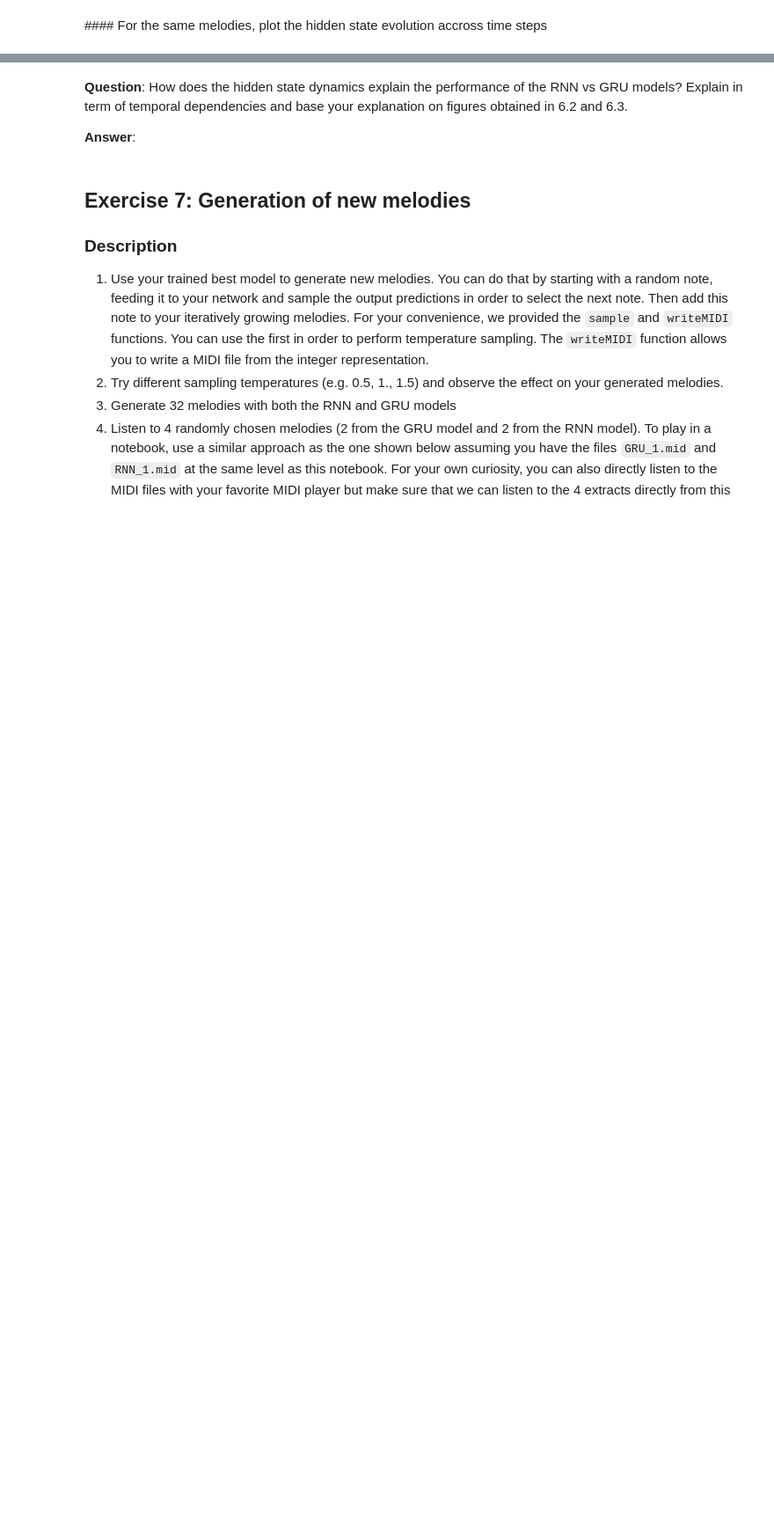
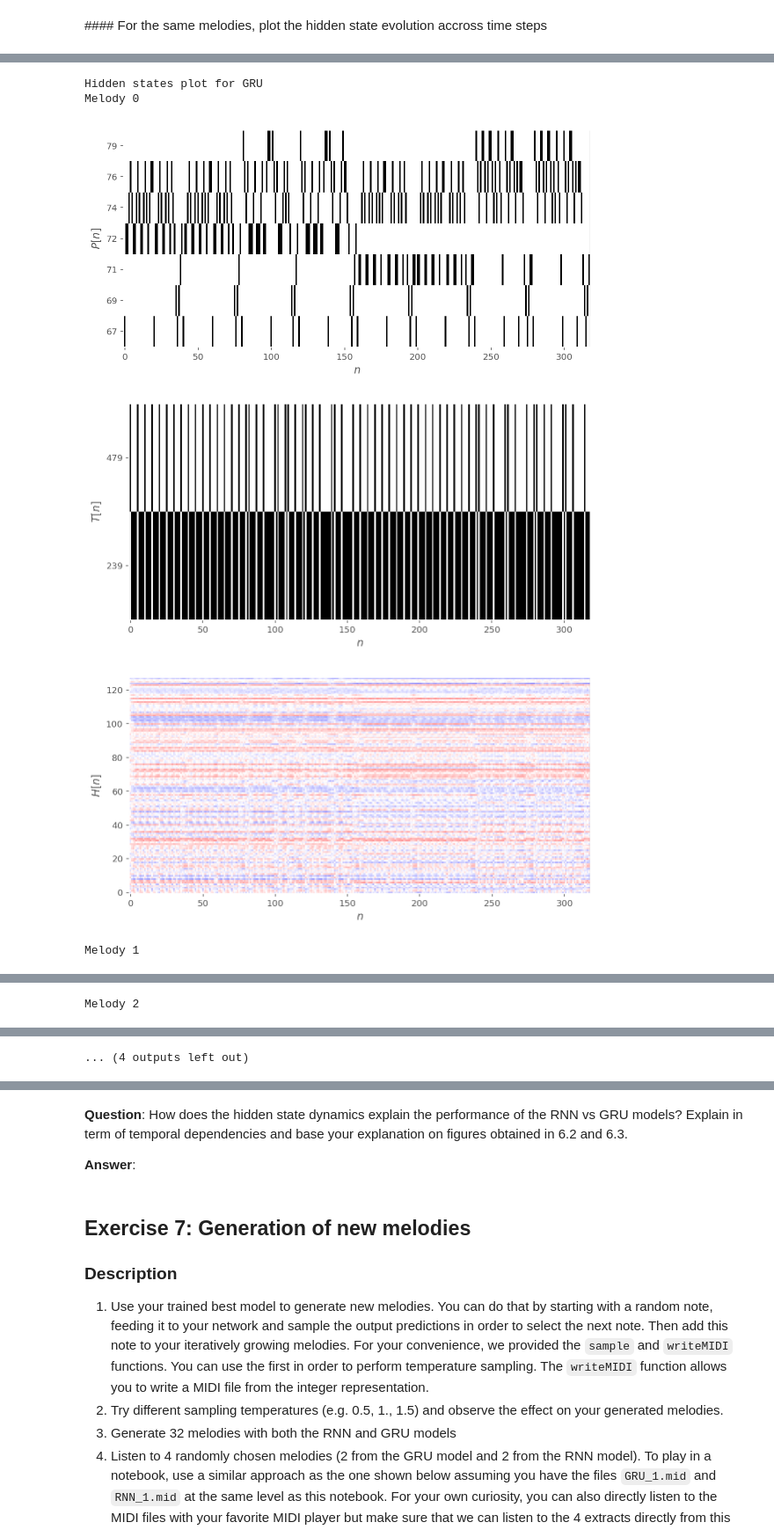
Before and after one commit to Amaumaury/ArtificialNeuralNetworks, a Jupyter notebook: Project_2/miniproject2.ipynb, the cells around one changed output, grey strips where cells are left out. Shown at 88% size. Drawn from its saved outputs; the diff is of its cells as text; code cells hidden in the pictures; blank space fills up the shorter version.

```diff
--- a/Project_2/miniproject2.ipynb
+++ b/Project_2/miniproject2.ipynb
@@ -856,0 +876,2 @@ gru.layers
+# %%
+hidden_gru_states = hidden_gru.predict(x=[durations, pitches], verbose=1)
@@ -856,0 +884,16 @@ gru.layers
+# %%
+def real_notes_indices(matrix):
+    return np.array([i for i, vec in enumerate(matrix) if 1 in vec])
+# %%
+print('Hidden states plot for GRU')
+for i, hidden_state in enumerate(hidden_gru_states):
+    print('Melody', i)
+    notes_indices = real_notes_indices(pitches[i])
+    plotMelody(pitches[i][notes_indices], durations[i][notes_indices], mapping, H=hidden_gru_states[i][notes_indices])
+# %% [output]
+Hidden states plot for GRU
+Melody 0
+[figure, added]
+[figure, added]
+[figure, added]
+Melody 1
@@ -856,0 +903 @@ gru.layers
+Melody 2
@@ -856,0 +907 @@ gru.layers
+... (4 outputs left out)
```
Also changed, not shown: parts of 20 cells of this notebook.
